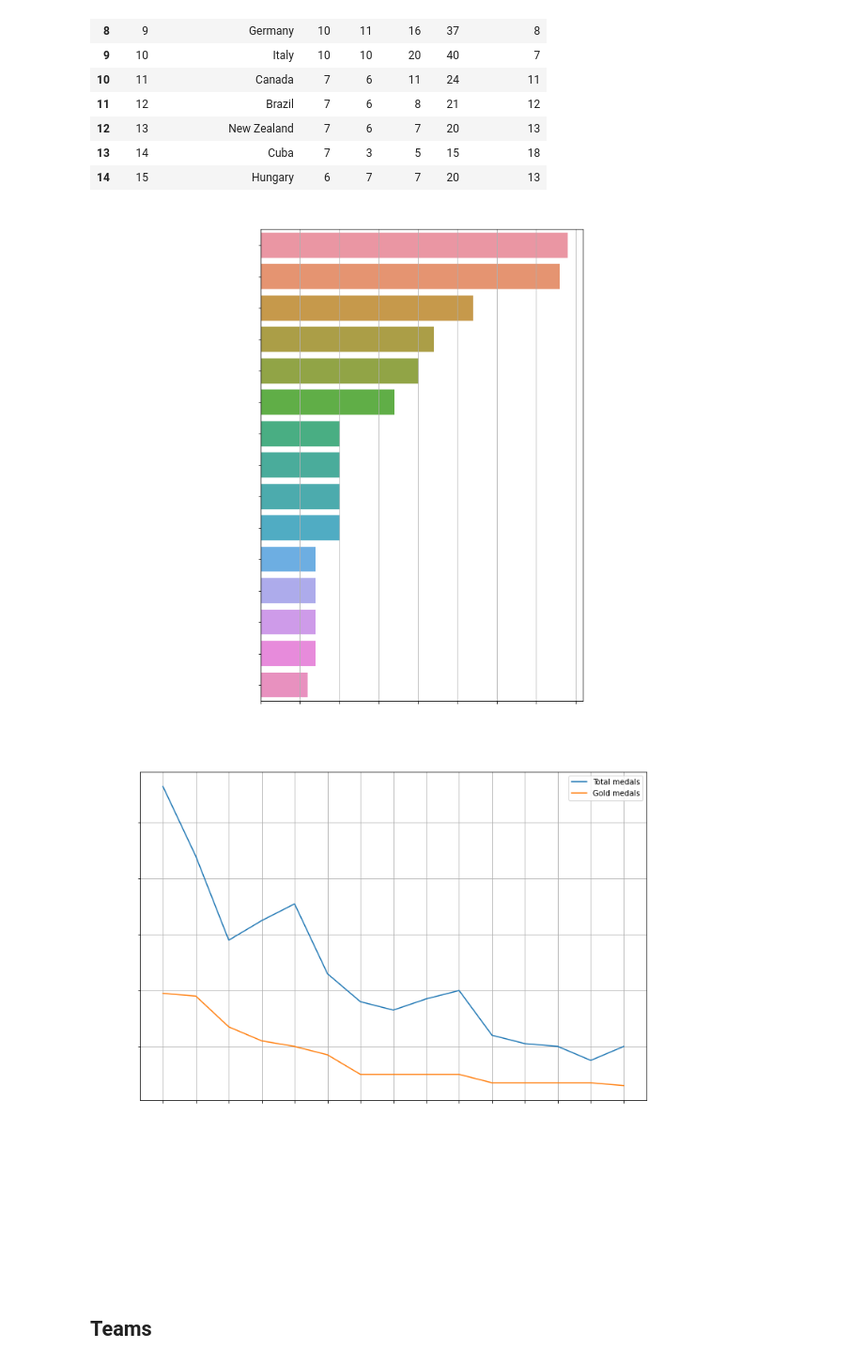
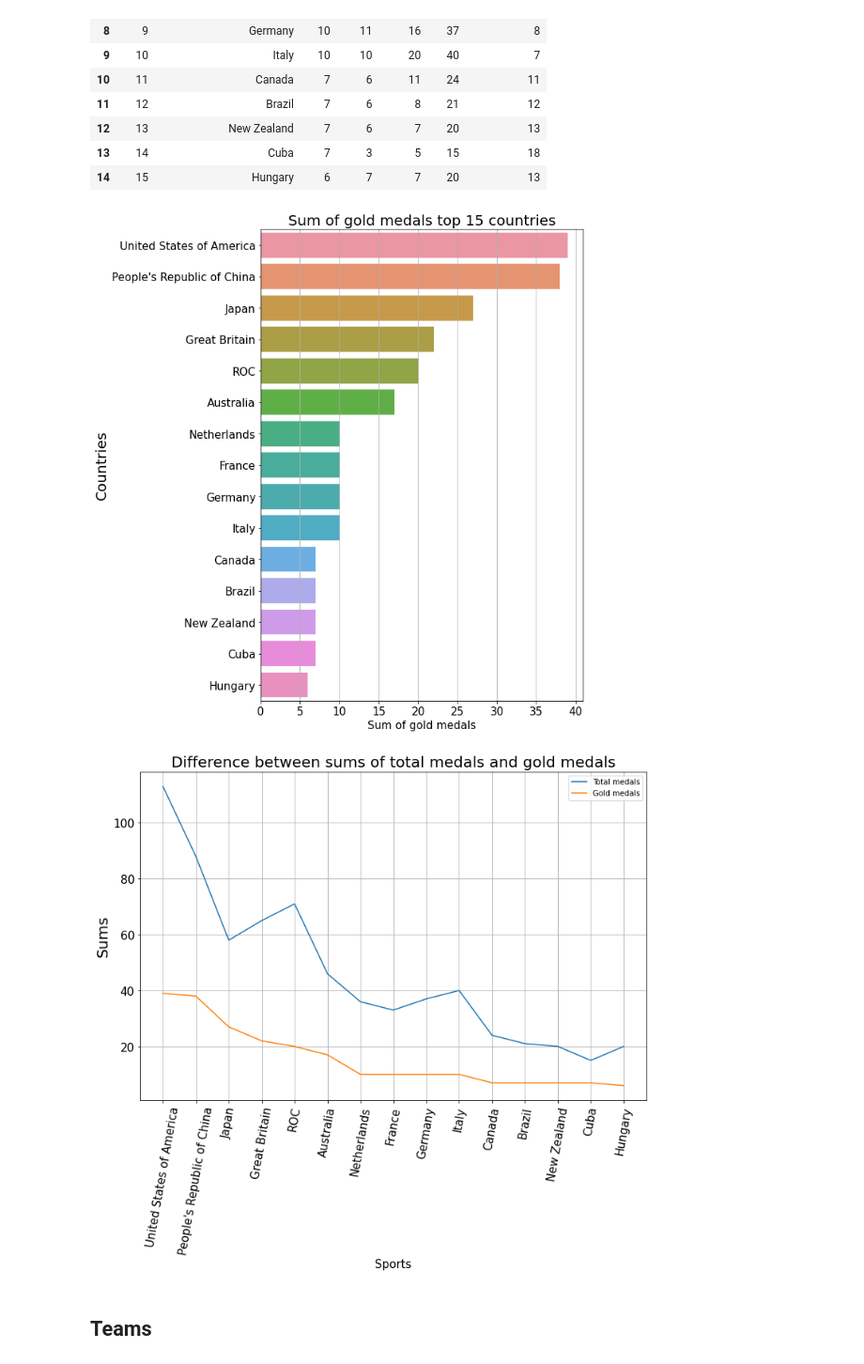
Before and after one commit to akisgazepidis/Visulizations_Project, a Jupyter notebook: olympics_tokyo.ipynb, the cells around one changed output. Shown: that part at 94% size. Cells and saved outputs as stored; diff of their text form; code cells hidden in the pictures.

```diff
--- a/olympics_tokyo.ipynb
+++ b/olympics_tokyo.ipynb
@@ -357,30 +357,28 @@ medals.head(15)
 # %%
 plt.figure(figsize=[8,12])
 sns.barplot(data=medals.head(15), y='Team/NOC',x='Gold')
-plt.xticks(color='w', size=15)
-plt.xlabel('Sum of gold medals',color='w', size=15)
-plt.yticks(color='w', size=15)
-plt.ylabel('Countries', color='w', size=20)
+plt.xticks( size=15)
+plt.xlabel('Sum of gold medals', size=15)
+plt.yticks( size=15)
+plt.ylabel('Countries', size=20)
 plt.grid(axis='x')
-plt.title('Sum of gold medals top 15 countries', color='w', size=20)
+plt.title('Sum of gold medals top 15 countries', size=20)
 plt.show()
 # %% [output]
-[figure, old version]
+[figure, new version]
 # %%
 plt.figure(figsize=[12,8])
 sns.lineplot(data=medals.head(15), x='Team/NOC',y='Total', label='Total medals')
 sns.lineplot(data=medals.head(15), x='Team/NOC',y='Gold', label='Gold medals')
-# sns.lineplot(data=medals.head(15), x='Team/NOC',y='Silver', label='Silver medals')
-# sns.lineplot(data=medals.head(15), x='Team/NOC',y='Bronze', label='Bronze medals')
-plt.xticks(rotation = 80,color='w', size=15)
-plt.xlabel('Sports',color='w', size=15)
-plt.yticks(color='w', size=15)
-plt.ylabel('Sums', color='w', size=20)
+plt.xticks(rotation = 80, size=15)
+plt.xlabel('Sports', size=15)
+plt.yticks(size=15)
+plt.ylabel('Sums', size=20)
 plt.grid(axis= 'both')
-plt.title('Difference between sums of total medals and gold medals', color='w', size=20)
+plt.title('Difference between sums of total medals and gold medals', size=20)
 plt.show()
 # %% [output]
-[figure, old version]
+[figure, new version]
 # %% [markdown]
 ## Teams
 # %%
```
Also changed, not shown: parts of 10 cells of this notebook.
